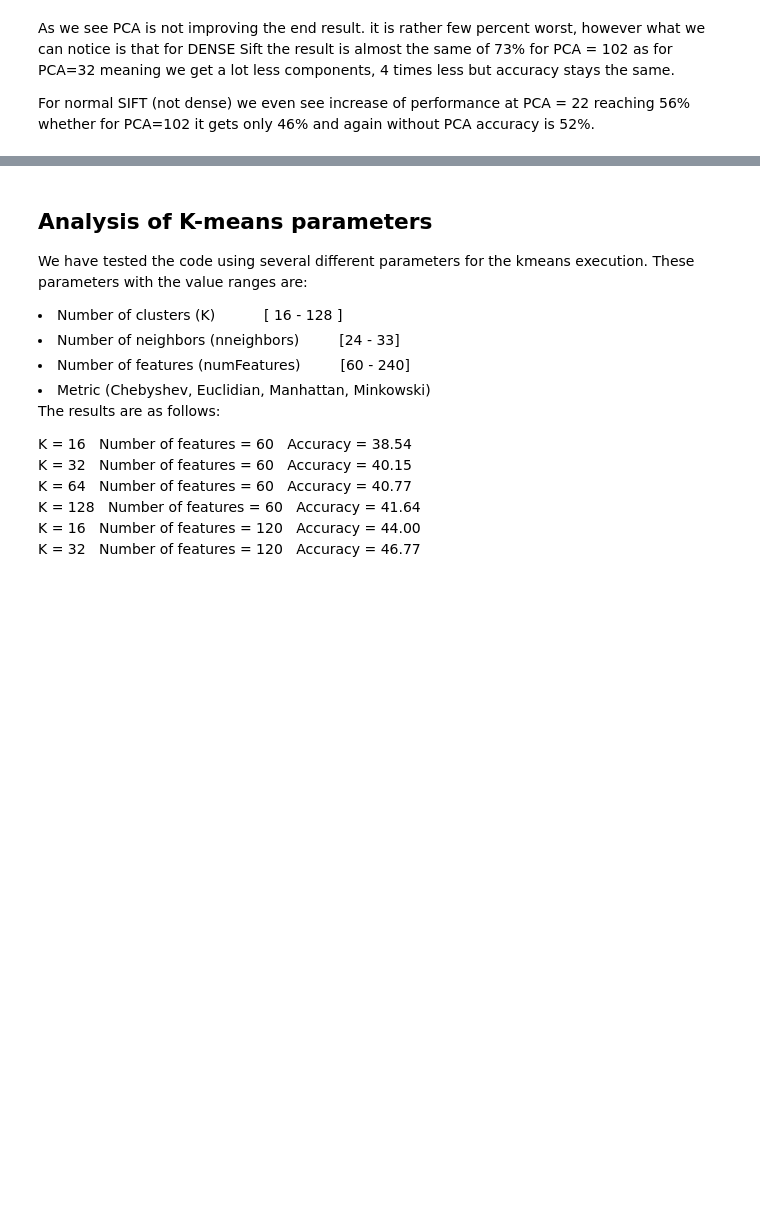
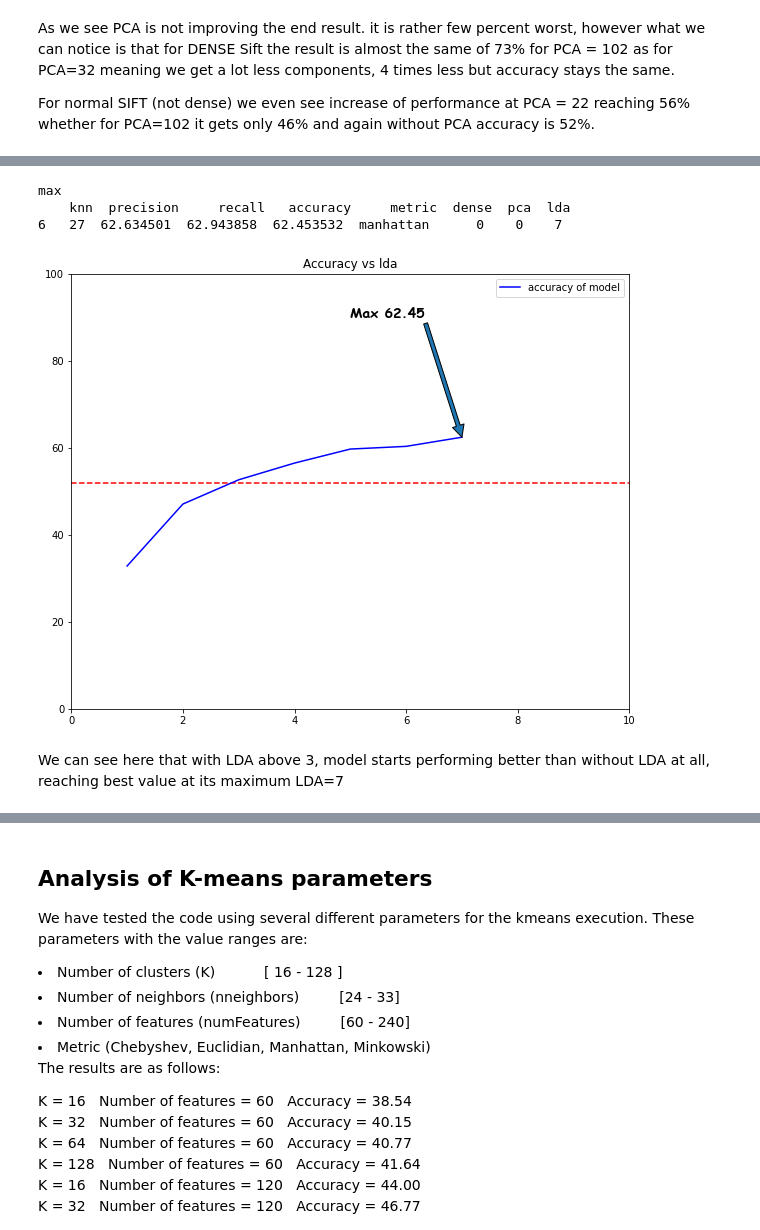
Before and after one commit to StanleyAlbayeros/MCV-M3-MLCV-G02, a Jupyter notebook: M3_Project_week1_BagOfWords_G02.ipynb, the cells around one changed output, grey strips where cells are left out. Saved outputs shown, nothing was run; the diff lists cells and outputs as text; code cells hidden in the pictures; blank space fills up the shorter version.

```diff
--- a/M3_Project_week1_BagOfWords_G02.ipynb
+++ b/M3_Project_week1_BagOfWords_G02.ipynb
@@ -239,0 +242,3 @@ For normal SIFT (not dense) we even see increase of performance at PCA = 22 reac
+# %%
+with open('N300K128KNN27PCA02LDA0-7DENSE0.pkl','rb') as f:
+    df_lda=cPickle.load(f)
@@ -240,3 +256,32 @@ For normal SIFT (not dense) we even see increase of performance at PCA = 22 reac
+# %%
+fig, ax = plt.subplots(figsize=(10,8))
+ax.set(title='Accuracy vs lda', xlim=(0,10), ylim=(0,100))
+df2=df_lda
+print("max\n",df2[df2.precision==df2.precision.max()])
+# print(df2[df2.recall==df2.recall.max()])
+ax.plot(df2.lda, df2.accuracy, color='b', label='accuracy of model')
+plt.hlines(y=52, xmin=0, xmax=96,color='r', linestyle='--')
+ax.legend()
+
+max_val = max(df2.accuracy)
+max_idx = df2.lda[df2.accuracy.idxmax()]
+# ax.annotate("Max {:.2f}".format(max_val), xy=(max_idx, max_val),
+#            weight='bold', size=14)
+
+# arrowprops is a mpl.patches.FancyArrowPatch
+_ = ax.annotate("Max {:.2f}".format(max_val), xy=(max_idx, max_val),
+                weight='bold', size=14,
+                xytext=(.5, .9),
+                textcoords='axes fraction',
+                family='comic sans ms',
+                arrowprops={})
+# %% [output]
+max
+    knn  precision     recall   accuracy     metric  dense  pca  lda
+6   27  62.634501  62.943858  62.453532  manhattan      0    0    7
+[figure, added]
+# %% [markdown]
+We can see here that with LDA above 3, model starts performing better than without LDA at all, reaching best value at its maximum LDA=7
 # %% [markdown]
 ## Conclusion of KNN value being changed and its metrics including pca, lda and DENSE SIFT
 As we can see above for not dense SIFT we receive values between 40% to almost 60% the best results are shown in this case for euclidean distance.
```
Also changed, not shown: parts of 5 cells of this notebook, 1 other file.
